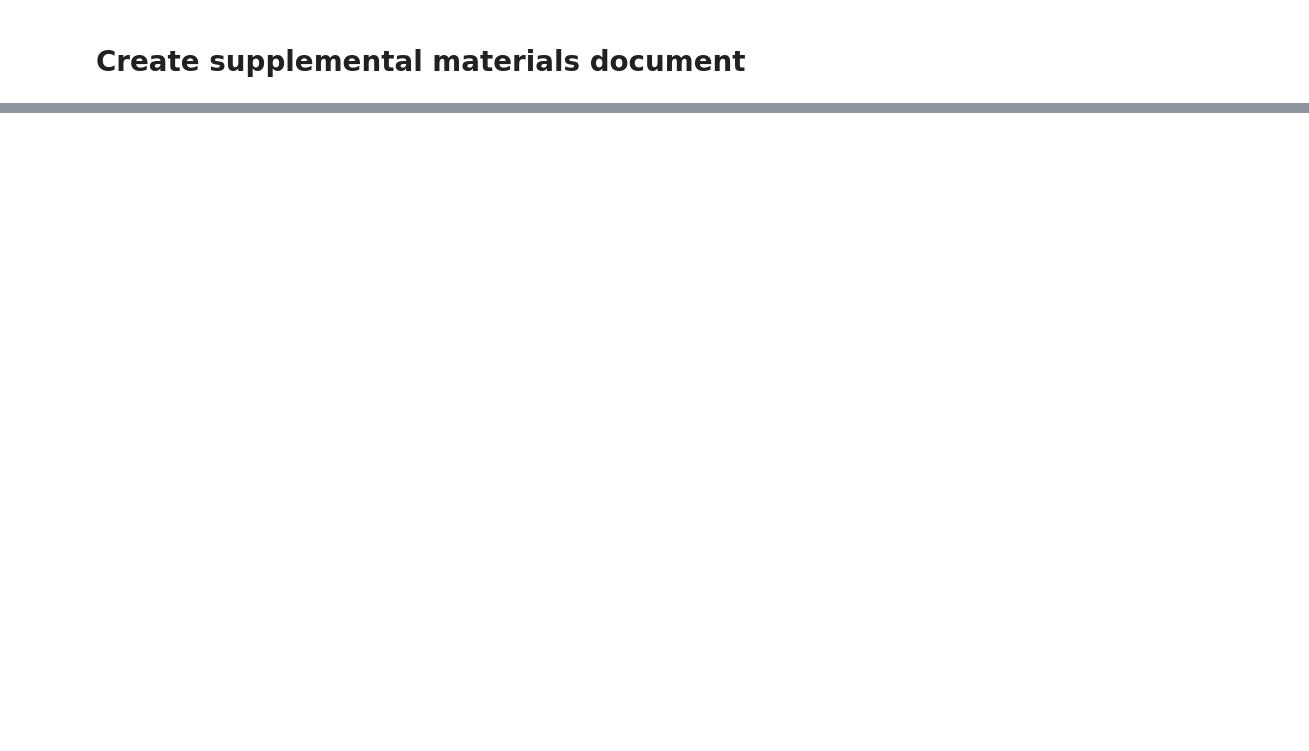
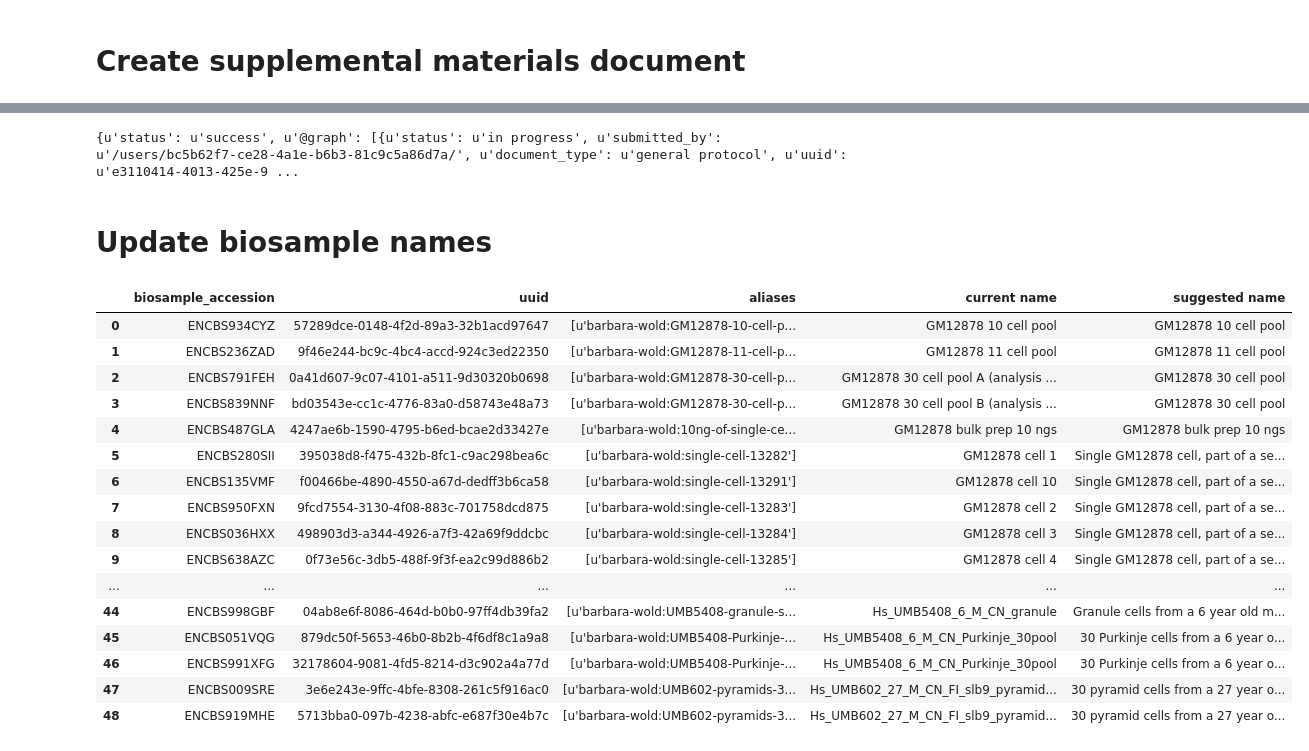
Before and after one commit to detrout/encode3-curation, a Jupyter notebook: ticket-1455.ipynb, the cells around one changed output, grey strips where cells are left out. Drawn from its saved outputs; the diff is of its cells as text; code cells hidden in the pictures; blank space fills up the shorter version.

Commit message:
Successfully create document, attach starting amounts, and update names.
Thank you Cricket for helping me spell my PI's name correctly.

```diff
--- a/ticket-1455.ipynb
+++ b/ticket-1455.ipynb
@@ -155,0 +161,5 @@ SyntaxError: invalid syntax (<ipython-input-13-3e2792c13bc3>, line 18)
+# %%
+payload = create_supplemental_document()
+post_supplemental_methods(payload)
+# %% [output]
+{u'status': u'success', u'@graph': [{u'status': u'in progress', u'submitted_by': u'/users/bc5b62f7-ce28-4a1e-b6b3-81c9c5a86d7a/', u'document_type': u'general protocol', u'uuid': u'e3110414-4013-425e-9 ...
@@ -155,0 +171,24 @@ SyntaxError: invalid syntax (<ipython-input-13-3e2792c13bc3>, line 18)
+# %% [markdown]
+# Update biosample names
+# %%
+poorly_named = encode3 = inventory_book.parse('Poorly named biosamples')
+# %%
+poorly_named
+# %% [output]
+|  | biosample_accession | uuid | aliases | current name | suggested name |
+| 0 | ENCBS934CYZ | 57289dce-0148-4f2d-89a3-32b1acd97647 | [u'barbara-wold:GM12878-10-cell-p... | GM12878 10 cell pool | GM12878 10 cell pool |
+| 1 | ENCBS236ZAD | 9f46e244-bc9c-4bc4-accd-924c3ed22350 | [u'barbara-wold:GM12878-11-cell-p... | GM12878 11 cell pool | GM12878 11 cell pool |
+| 2 | ENCBS791FEH | 0a41d607-9c07-4101-a511-9d30320b0698 | [u'barbara-wold:GM12878-30-cell-p... | GM12878 30 cell pool A (analysis ... | GM12878 30 cell pool |
+| 3 | ENCBS839NNF | bd03543e-cc1c-4776-83a0-d58743e48a73 | [u'barbara-wold:GM12878-30-cell-p... | GM12878 30 cell pool B (analysis ... | GM12878 30 cell pool |
+| 4 | ENCBS487GLA | 4247ae6b-1590-4795-b6ed-bcae2d33427e | [u'barbara-wold:10ng-of-single-ce... | GM12878 bulk prep 10 ngs | GM12878 bulk prep 10 ngs |
+| 5 | ENCBS280SII | 395038d8-f475-432b-8fc1-c9ac298bea6c | [u'barbara-wold:single-cell-13282'] | GM12878 cell 1 | Single GM12878 cell, part of a se... |
+| 6 | ENCBS135VMF | f00466be-4890-4550-a67d-dedff3b6ca58 | [u'barbara-wold:single-cell-13291'] | GM12878 cell 10 | Single GM12878 cell, part of a se... |
+| 7 | ENCBS950FXN | 9fcd7554-3130-4f08-883c-701758dcd875 | [u'barbara-wold:single-cell-13283'] | GM12878 cell 2 | Single GM12878 cell, part of a se... |
+| 8 | ENCBS036HXX | 498903d3-a344-4926-a7f3-42a69f9ddcbc | [u'barbara-wold:single-cell-13284'] | GM12878 cell 3 | Single GM12878 cell, part of a se... |
+| 9 | ENCBS638AZC | 0f73e56c-3db5-488f-9f3f-ea2c99d886b2 | [u'barbara-wold:single-cell-13285'] | GM12878 cell 4 | Single GM12878 cell, part of a se... |
+| ... | ... | ... | ... | ... | ... |
+| 44 | ENCBS998GBF | 04ab8e6f-8086-464d-b0b0-97ff4db39fa2 | [u'barbara-wold:UMB5408-granule-s... | Hs_UMB5408_6_M_CN_granule | Granule cells from a 6 year old m... |
+| 45 | ENCBS051VQG | 879dc50f-5653-46b0-8b2b-4f6df8c1a9a8 | [u'barbara-wold:UMB5408-Purkinje-... | Hs_UMB5408_6_M_CN_Purkinje_30pool | 30 Purkinje cells from a 6 year o... |
+| 46 | ENCBS991XFG | 32178604-9081-4fd5-8214-d3c902a4a77d | [u'barbara-wold:UMB5408-Purkinje-... | Hs_UMB5408_6_M_CN_Purkinje_30pool | 30 Purkinje cells from a 6 year o... |
+| 47 | ENCBS009SRE | 3e6e243e-9ffc-4bfe-8308-261c5f916ac0 | [u'barbara-wold:UMB602-pyramids-3... | Hs_UMB602_27_M_CN_FI_slb9_pyramid... | 30 pyramid cells from a 27 year o... |
+| 48 | ENCBS919MHE | 5713bba0-097b-4238-abfc-e687f30e4b7c | [u'barbara-wold:UMB602-pyramids-3... | Hs_UMB602_27_M_CN_FI_slb9_pyramid... | 30 pyramid cells from a 27 year o... |
```
Also changed, not shown: parts of 15 cells of this notebook.
